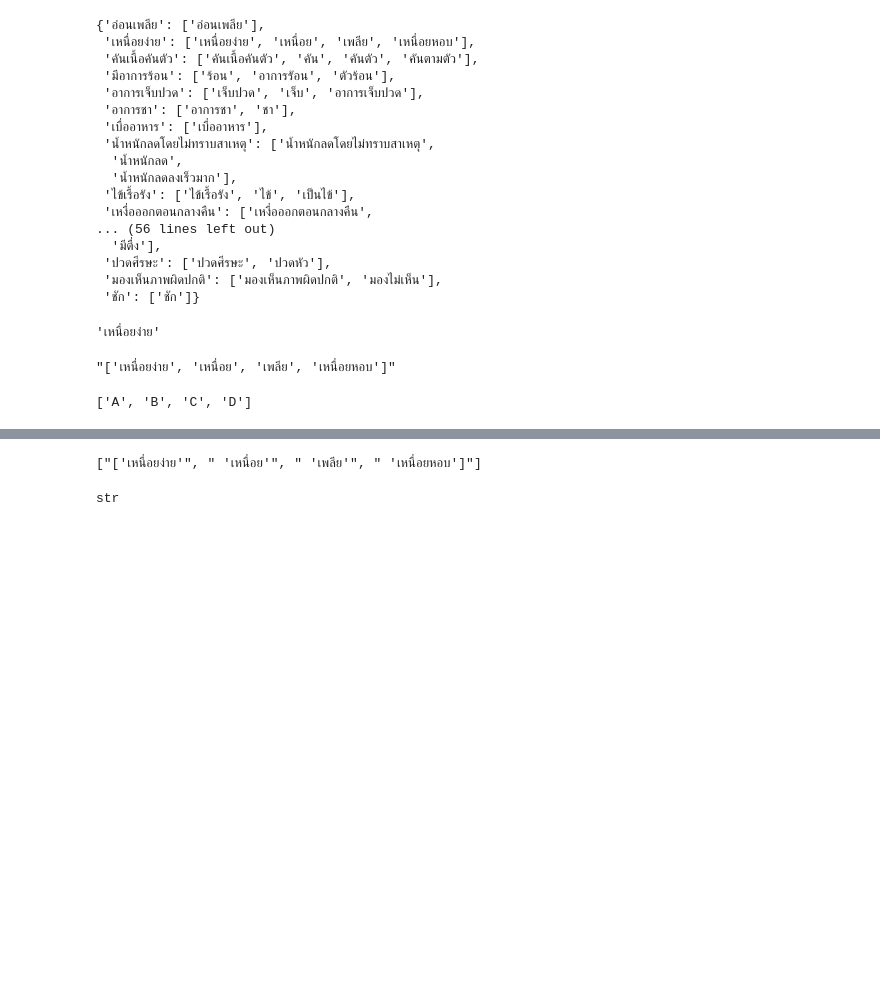
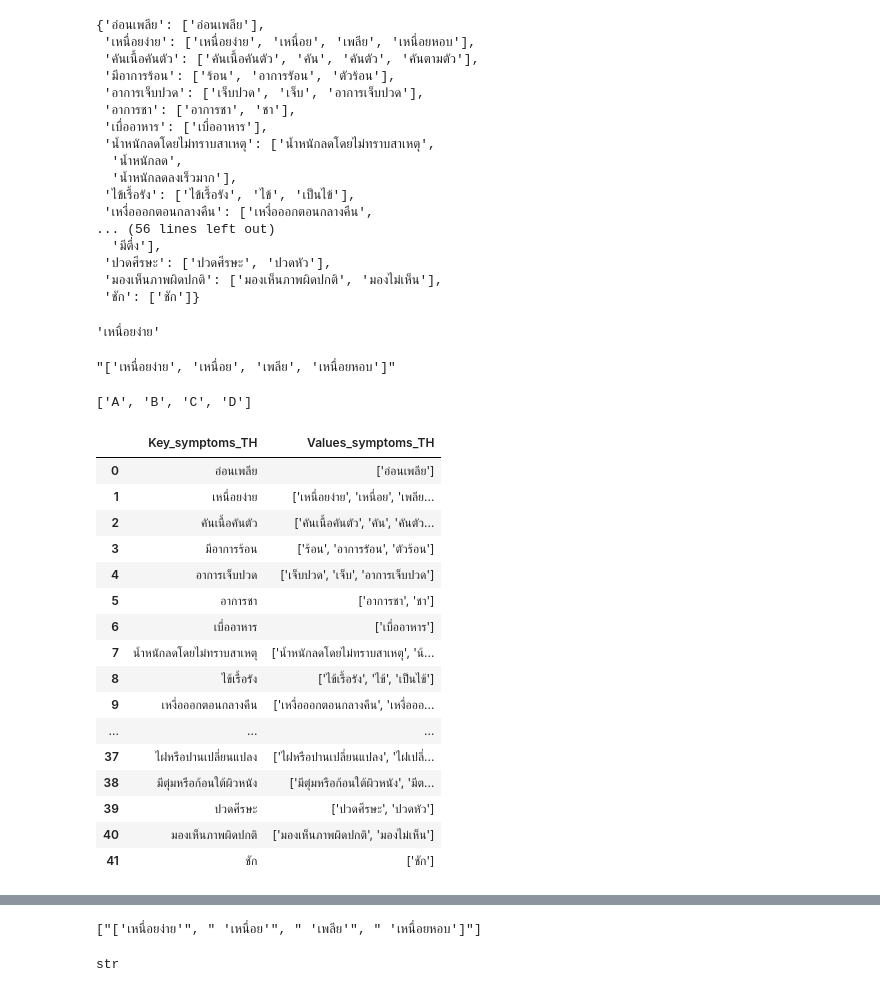
Before and after one commit to MOOwuttichai/Cancer_Social_Listening, a Jupyter notebook: descriptive.ipynb, the cells around one changed output, grey strips where cells are left out. Drawn from its saved outputs; the diff is of its cells as text; code cells hidden in the pictures; blank space fills up the shorter version.

```diff
--- a/descriptive.ipynb
+++ b/descriptive.ipynb
@@ -348,3 +348,23 @@ x = [n.strip() for n in x]
 x
 # %% [output]
 ['A', 'B', 'C', 'D']
+# %%
+symptoms_pd
+# %% [output]
+|  | Key_symptoms_TH | Values_symptoms_TH |
+| 0 | อ่อนเพลีย | ['อ่อนเพลีย'] |
+| 1 | เหนื่อยง่าย | ['เหนื่อยง่าย', 'เหนื่อย', 'เพลีย... |
+| 2 | คันเนื้อคันตัว | ['คันเนื้อคันตัว', 'คัน', 'คันตัว... |
+| 3 | มีอาการร้อน | ['ร้อน', 'อาการรัอน', 'ตัวร้อน'] |
+| 4 | อาการเจ็บปวด | ['เจ็บปวด', 'เจ็บ', 'อาการเจ็บปวด'] |
+| 5 | อาการชา | ['อาการชา', 'ชา'] |
+| 6 | เบื่ออาหาร | ['เบื่ออาหาร'] |
+| 7 | น้ำหนักลดโดยไม่ทราบสาเหตุ | ['น้ำหนักลดโดยไม่ทราบสาเหตุ', 'น้... |
+| 8 | ไข้เรื้อรัง | ['ไข้เรื้อรัง', 'ไข้', 'เป็นไข้'] |
+| 9 | เหงื่อออกตอนกลางคืน | ['เหงื่อออกตอนกลางคืน', 'เหงื่อออ... |
+| ... | ... | ... |
+| 37 | ไฝหรือปานเปลี่ยนแปลง | ['ไฝหรือปานเปลี่ยนแปลง', 'ไฝเปลี่... |
+| 38 | มีตุ่มหรือก้อนใต้ผิวหนัง | ['มีตุ่มหรือก้อนใต้ผิวหนัง', 'มีต... |
+| 39 | ปวดศีรษะ | ['ปวดศีรษะ', 'ปวดหัว'] |
+| 40 | มองเห็นภาพผิดปกติ | ['มองเห็นภาพผิดปกติ', 'มองไม่เห็น'] |
+| 41 | ชัก | ['ชัก'] |
```
Also changed, not shown: parts of 7 cells of this notebook.
